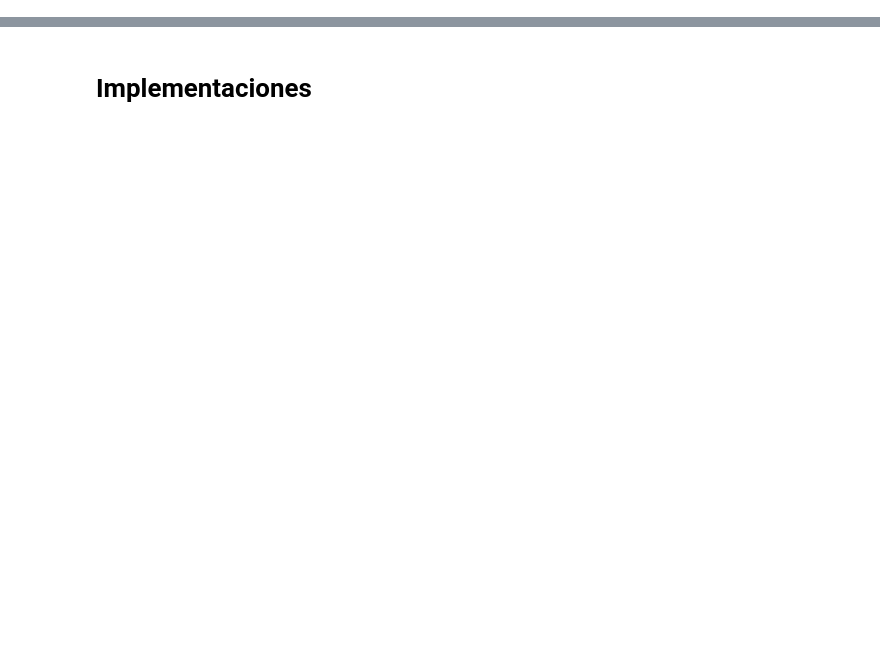
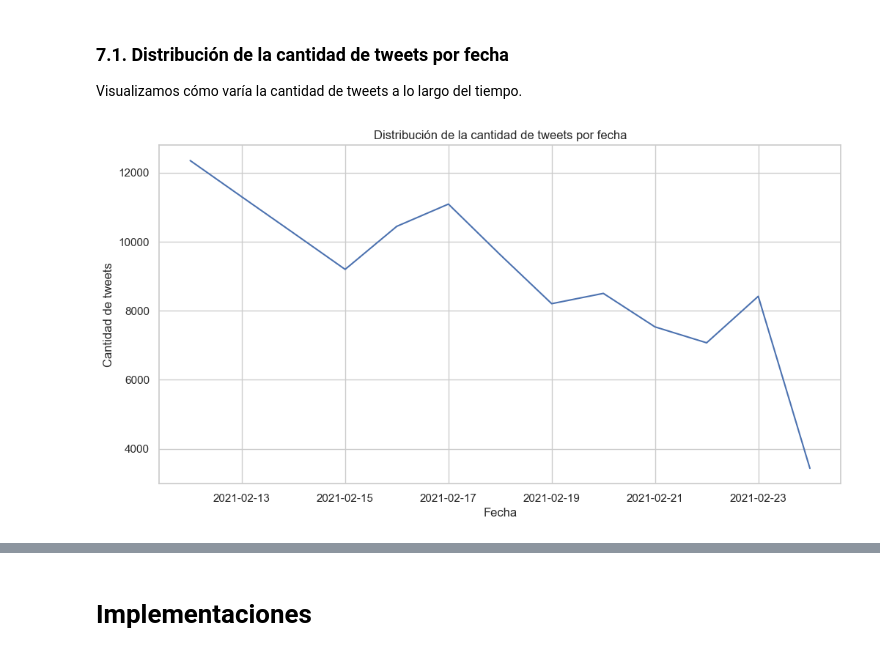
Before and after one commit to bassisi/desafios, a Jupyter notebook: src/challenge.ipynb, the cells around one changed output, grey strips where cells are left out. Drawn from its saved outputs; the diff is of its cells as text; code cells hidden in the pictures; blank space fills up the shorter version.

```diff
--- a/src/challenge.ipynb
+++ b/src/challenge.ipynb
@@ -321,0 +30,4 @@ dataframe["lang"].value_counts().plot(kind='bar')
+# %%
+# Cargar el archivo JSON
+file_path = "farmers-protest-tweets-2021-2-4.json"  # Cambiar por la ruta real de tu archivo
+df = pd.read_json(file_path, lines=True)
@@ -321,0 +114,8 @@ dataframe["lang"].value_counts().plot(kind='bar')
+# %%
+# Eliminar columnas con una gran cantidad de valores nulos
+df_cleaned = df.drop(columns=['retweetedTweet'])
+
+# Rellenar valores nulos en columnas numéricas con la media
+num_cols = df_cleaned.select_dtypes(include=['int64', 'float64']).columns
+for col in num_cols:
+    df_cleaned[col].fillna(df_cleaned[col].mean(), inplace=True)
@@ -321,0 +133,17 @@ dataframe["lang"].value_counts().plot(kind='bar')
+# %% [markdown]
+### 7.1. Distribución de la cantidad de tweets por fecha
+
+Visualizamos cómo varía la cantidad de tweets a lo largo del tiempo.
+# %%
+# Distribución de la cantidad de tweets por fecha
+plt.figure(figsize=(12, 6))
+df_cleaned['date'] = pd.to_datetime(df_cleaned['date']).dt.date
+tweet_counts_by_date = df_cleaned['date'].value_counts().sort_index()
+tweet_counts_by_date.plot(kind='line')
+plt.title('Distribución de la cantidad de tweets por fecha')
+plt.xlabel('Fecha')
+plt.ylabel('Cantidad de tweets')
+plt.grid(True)
+plt.show()
+# %% [output]
+[figure, added]
```
Also changed, not shown: parts of 69 cells of this notebook, 1 other file.
